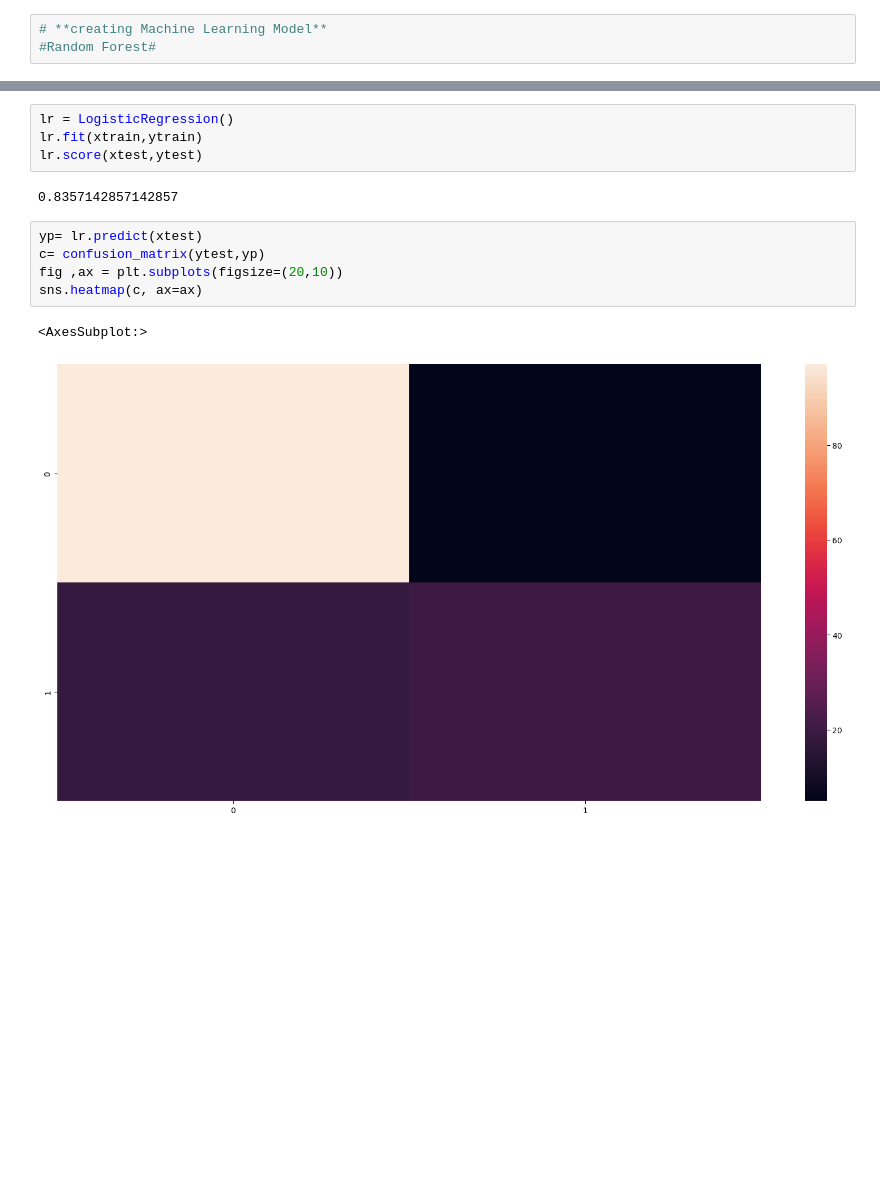
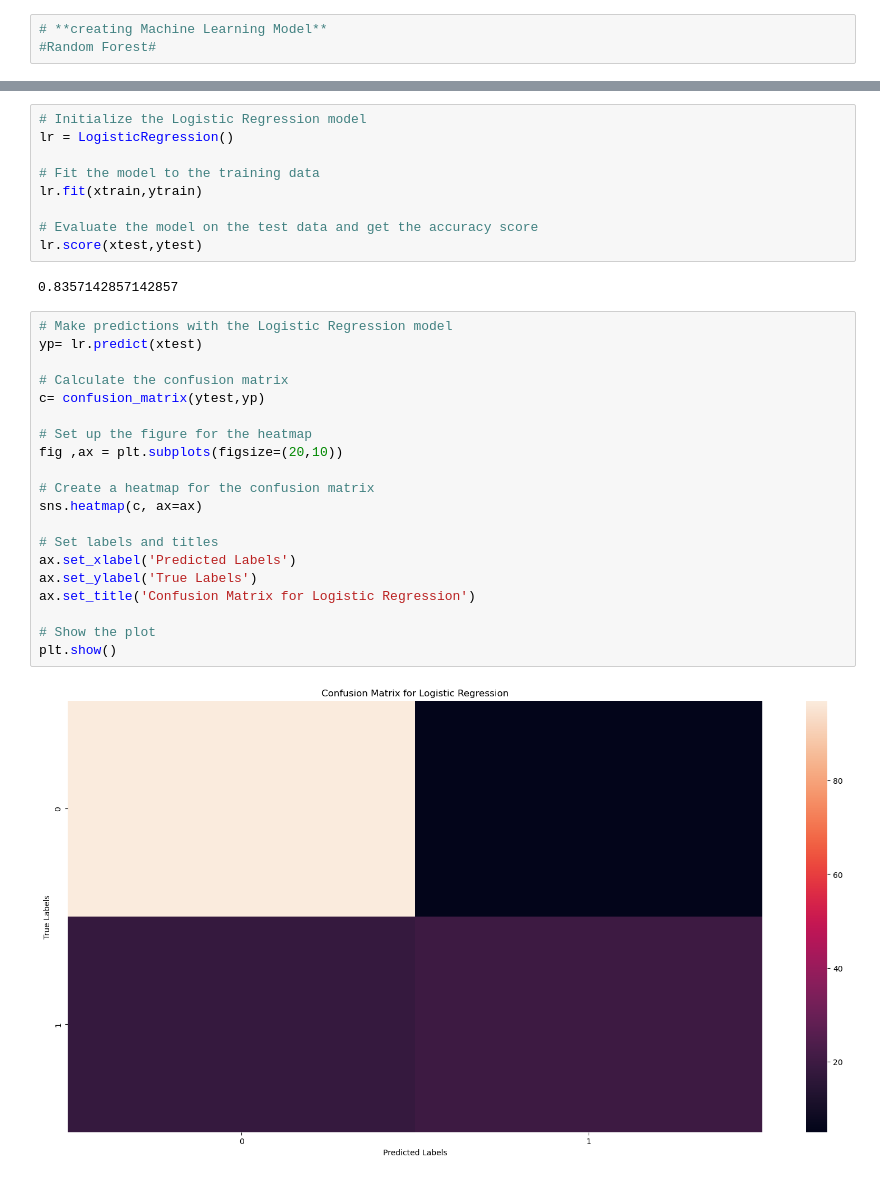
Before and after one commit to FinanceG/Credit-Risk-Modeling, a Jupyter notebook: Credit Risk Modeling.ipynb, the cells around one changed output, grey strips where cells are left out. Cells and saved outputs as stored; diff of their text form; blank space fills up the shorter version.

```diff
--- a/Credit Risk Modeling.ipynb
+++ b/Credit Risk Modeling.ipynb
@@ -167,16 +219,35 @@ model2.score(xtest,ytest)
 # %% [output]
 0.8214285714285714
 # %%
+# Initialize the Logistic Regression model
 lr = LogisticRegression()
+
+# Fit the model to the training data
 lr.fit(xtrain,ytrain)
+
+# Evaluate the model on the test data and get the accuracy score
 lr.score(xtest,ytest)
 # %% [output]
 0.8357142857142857
 # %%
+# Make predictions with the Logistic Regression model
 yp= lr.predict(xtest)
+
+# Calculate the confusion matrix
 c= confusion_matrix(ytest,yp)
+
+# Set up the figure for the heatmap
 fig ,ax = plt.subplots(figsize=(20,10))
+
+# Create a heatmap for the confusion matrix
 sns.heatmap(c, ax=ax)
+
+# Set labels and titles
+ax.set_xlabel('Predicted Labels')
+ax.set_ylabel('True Labels')
+ax.set_title('Confusion Matrix for Logistic Regression')
+
+# Show the plot
+plt.show()
 # %% [output]
-<AxesSubplot:>
-[figure, old version]
+[figure, new version]
```
Also changed, not shown: parts of 25 cells of this notebook.
